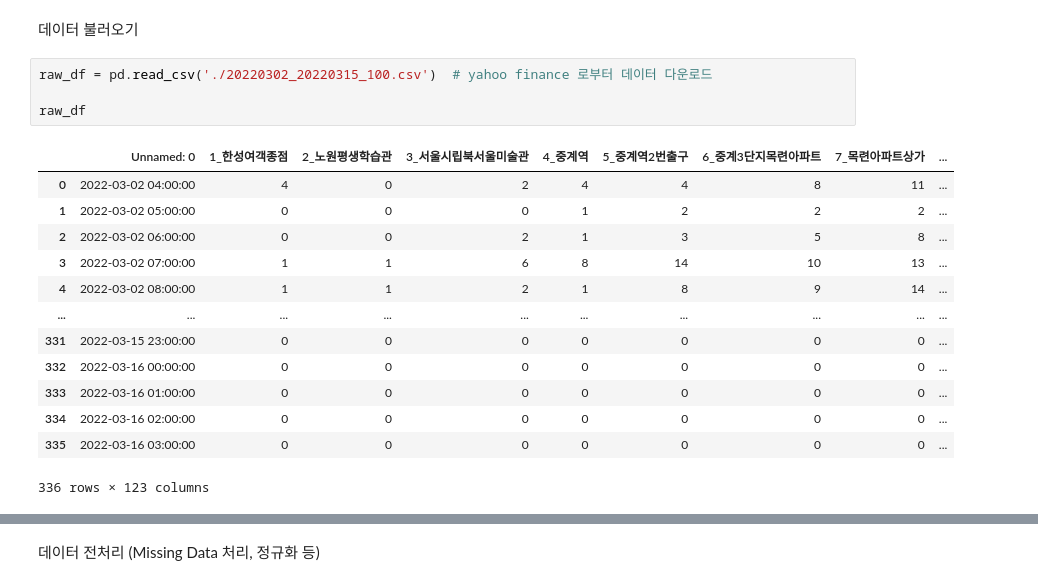
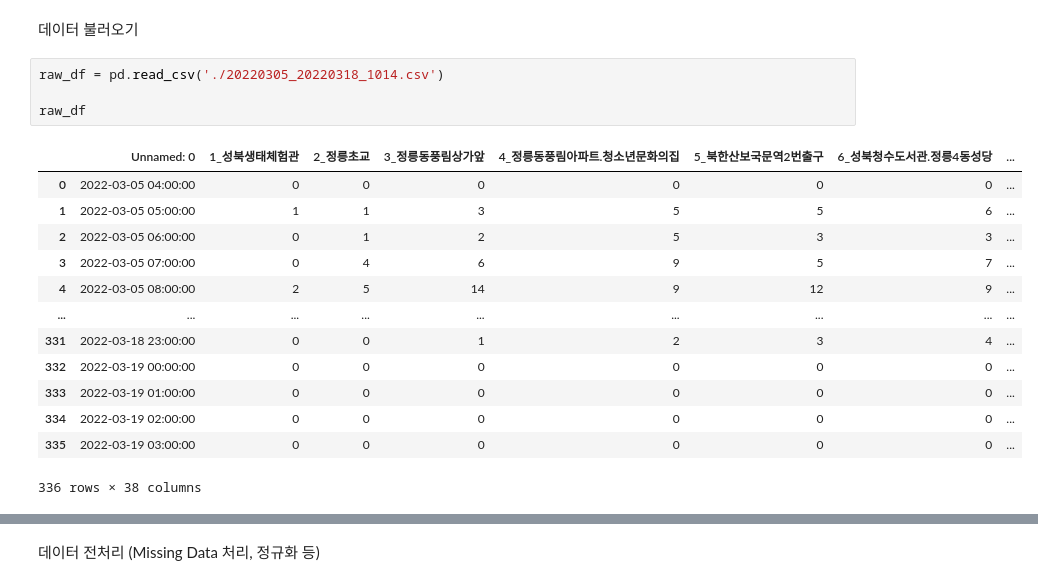
Before and after one commit to bus-seat-prediction/machinelearning, a Jupyter notebook: bus_LSTM.ipynb, the cells around one changed output, grey strips where cells are left out. Drawn from its saved outputs; the diff is of its cells as text.

```diff
--- a/bus_LSTM.ipynb
+++ b/bus_LSTM.ipynb
@@ -31,20 +31,20 @@ from tensorflow.keras.layers import LSTM, Dense, Dropout
 # %% [markdown]
 데이터 불러오기
 # %%
-raw_df = pd.read_csv('./20220302_20220315_100.csv')  # yahoo finance 로부터 데이터 다운로드
+raw_df = pd.read_csv('./20220305_20220318_1014.csv')
 
 raw_df
 # %% [output]
-|  | Unnamed: 0 | 1_한성여객종점 | 2_노원평생학습관 | 3_서울시립북서울미술관 | 4_중계역 | 5_중계역2번출구 | 6_중계3단지목련아파트 | 7_목련아파트상가 | ... |
-| 0 | 2022-03-02 04:00:00 | 4 | 0 | 2 | 4 | 4 | 8 | 11 | ... |
-| 1 | 2022-03-02 05:00:00 | 0 | 0 | 0 | 1 | 2 | 2 | 2 | ... |
-| 2 | 2022-03-02 06:00:00 | 0 | 0 | 2 | 1 | 3 | 5 | 8 | ... |
-| 3 | 2022-03-02 07:00:00 | 1 | 1 | 6 | 8 | 14 | 10 | 13 | ... |
-| 4 | 2022-03-02 08:00:00 | 1 | 1 | 2 | 1 | 8 | 9 | 14 | ... |
-| ... | ... | ... | ... | ... | ... | ... | ... | ... | ... |
-| 331 | 2022-03-15 23:00:00 | 0 | 0 | 0 | 0 | 0 | 0 | 0 | ... |
-| 332 | 2022-03-16 00:00:00 | 0 | 0 | 0 | 0 | 0 | 0 | 0 | ... |
-| 333 | 2022-03-16 01:00:00 | 0 | 0 | 0 | 0 | 0 | 0 | 0 | ... |
-| 334 | 2022-03-16 02:00:00 | 0 | 0 | 0 | 0 | 0 | 0 | 0 | ... |
-| 335 | 2022-03-16 03:00:00 | 0 | 0 | 0 | 0 | 0 | 0 | 0 | ... |
+|  | Unnamed: 0 | 1_성북생태체험관 | 2_정릉초교 | 3_정릉동풍림상가앞 | 4_정릉동풍림아파트.청소년문화의집 | 5_북한산보국문역2번출구 | 6_성북청수도서관.정릉4동성당 | ... |
+| 0 | 2022-03-05 04:00:00 | 0 | 0 | 0 | 0 | 0 | 0 | ... |
+| 1 | 2022-03-05 05:00:00 | 1 | 1 | 3 | 5 | 5 | 6 | ... |
+| 2 | 2022-03-05 06:00:00 | 0 | 1 | 2 | 5 | 3 | 3 | ... |
+| 3 | 2022-03-05 07:00:00 | 0 | 4 | 6 | 9 | 5 | 7 | ... |
+| 4 | 2022-03-05 08:00:00 | 2 | 5 | 14 | 9 | 12 | 9 | ... |
+| ... | ... | ... | ... | ... | ... | ... | ... | ... |
+| 331 | 2022-03-18 23:00:00 | 0 | 0 | 1 | 2 | 3 | 4 | ... |
+| 332 | 2022-03-19 00:00:00 | 0 | 0 | 0 | 0 | 0 | 0 | ... |
+| 333 | 2022-03-19 01:00:00 | 0 | 0 | 0 | 0 | 0 | 0 | ... |
+| 334 | 2022-03-19 02:00:00 | 0 | 0 | 0 | 0 | 0 | 0 | ... |
+| 335 | 2022-03-19 03:00:00 | 0 | 0 | 0 | 0 | 0 | 0 | ... |
-336 rows × 123 columns
+336 rows × 38 columns
```
Also changed, not shown: parts of 21 cells of this notebook, 7 other files.
